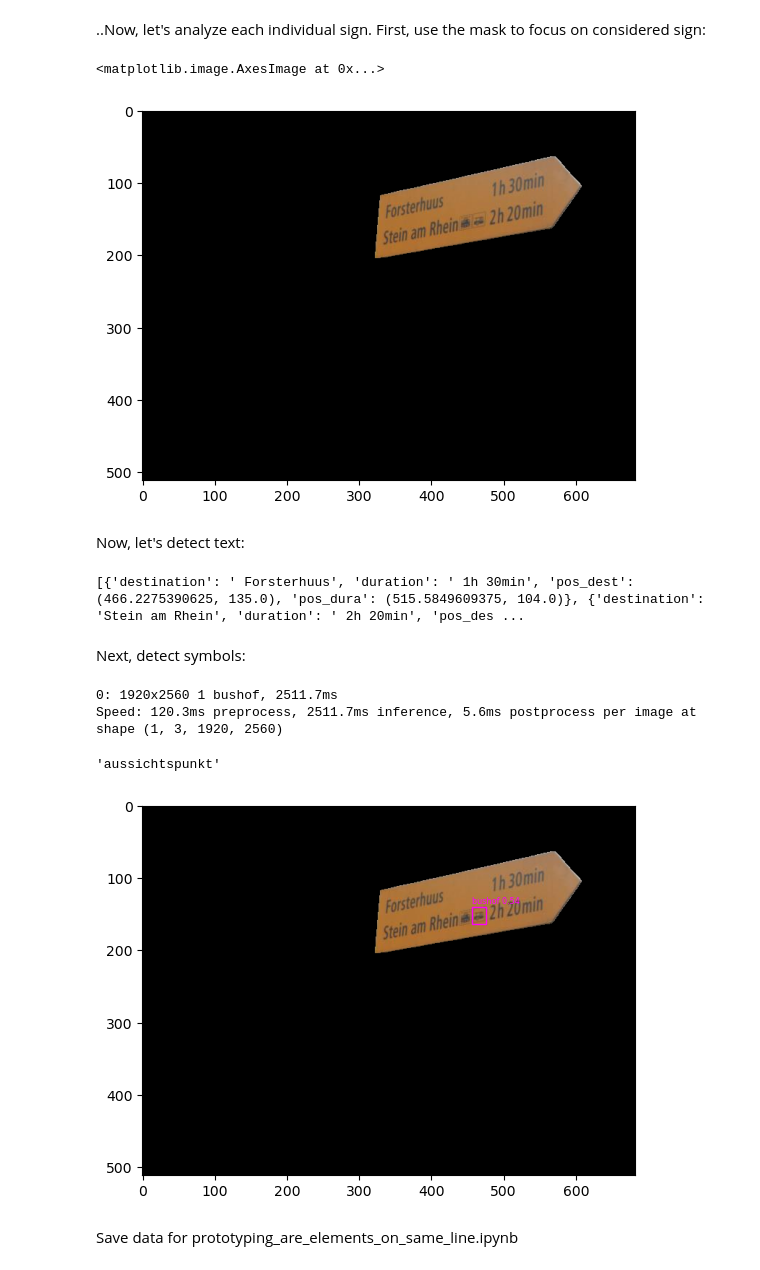
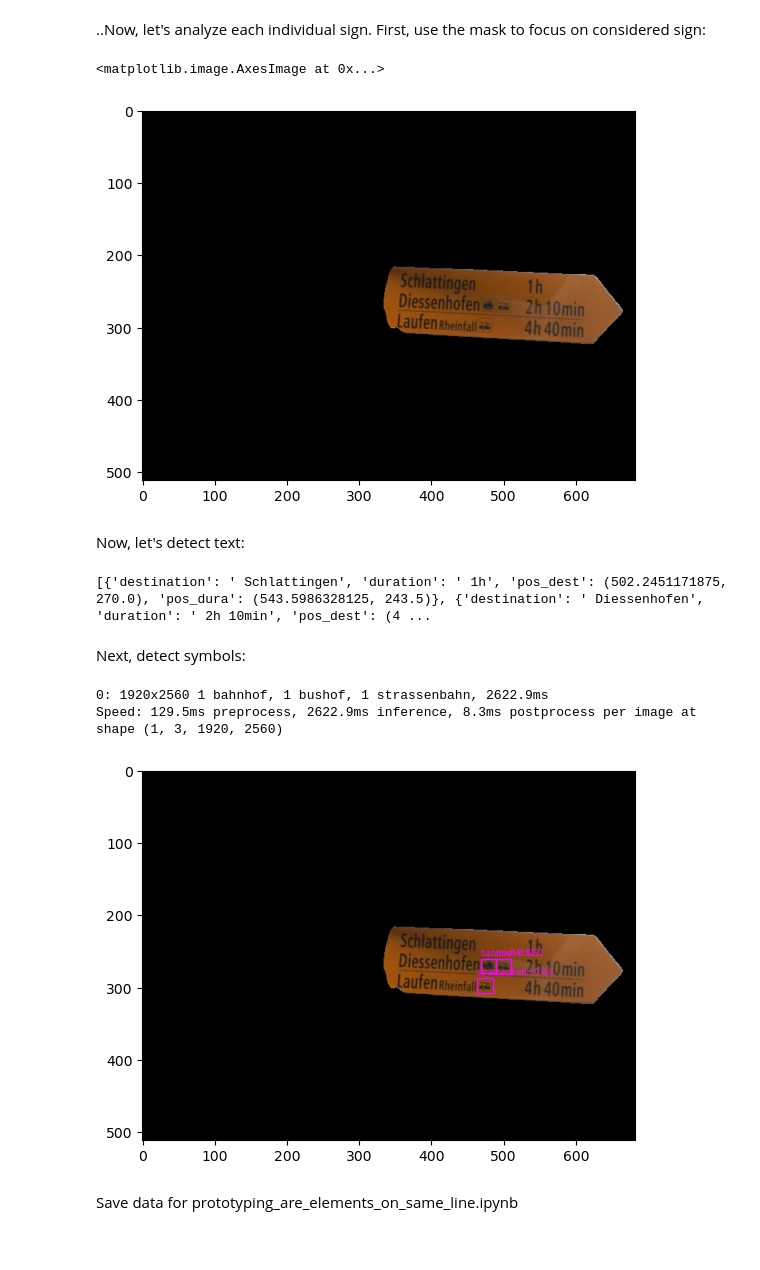
Before and after one commit to emoebel/usol-sign-reader, a Jupyter notebook: notebooks/prototyping_image_reader.ipynb, the cells around one changed output. Drawn from its saved outputs; the diff is of its cells as text; code cells hidden in the pictures.

```diff
--- a/notebooks/prototyping_image_reader.ipynb
+++ b/notebooks/prototyping_image_reader.ipynb
@@ -44,18 +44,18 @@ axes[1].imshow(masks)
 # %%
 idx_list_signs = np.unique(masks)[1:] # first element is '0' and stands for background -> ignore
 
-idx_signs = 1
+idx_signs = 3 # SELECT SIGN HERE
 mask_sign = masks==idx_signs
 
 img_np_focus = np.zeros(img_np.shape, dtype=np.uint8)
 for channel in range(3):
     img_np_focus[:,:,channel] = img_np[:,:,channel] * mask_sign
 
 fig, axes = plt.subplots(1,1)
 axes.imshow(img_np_focus)
 # %% [output]
 <matplotlib.image.AxesImage at 0x...>
-[figure, old version]
+[figure, new version]
 # %% [markdown]
 Now, let's detect text:
 # %%
@@ -63,18 +63,14 @@ img_pil_focus = Image.fromarray(img_np_focus, 'RGB')
 scontent = textreader(img_pil_focus)
 print(scontent)
 # %% [output]
-[{'destination': ' Forsterhuus', 'duration': ' 1h 30min', 'pos_dest': (466.2275390625, 135.0), 'pos_dura': (515.5849609375, 104.0)}, {'destination': 'Stein am Rhein', 'duration': ' 2h 20min', 'pos_des ...
+[{'destination': ' Schlattingen', 'duration': ' 1h', 'pos_dest': (502.2451171875, 270.0), 'pos_dura': (543.5986328125, 243.5)}, {'destination': ' Diessenhofen', 'duration': ' 2h 10min', 'pos_dest': (4 ...
 # %% [markdown]
 Next, detect symbols:
 # %%
 boxes, class_names = symbdetector(img_np_focus)
 # %% [output]
-0: 1920x2560 1 bushof, 2511.7ms
-Speed: 120.3ms preprocess, 2511.7ms inference, 5.6ms postprocess per image at shape (1, 3, 1920, 2560)
+0: 1920x2560 1 bahnhof, 1 bushof, 1 strassenbahn, 2622.9ms
+Speed: 129.5ms preprocess, 2622.9ms inference, 8.3ms postprocess per image at shape (1, 3, 1920, 2560)
-# %%
-class_names[0]
-# %% [output]
-'aussichtspunkt'
 # %%
 import matplotlib.patches as patches
 
@@ -99,7 +95,7 @@ for box in boxes:
         color='magenta',
         fontsize='xx-small')
 # %% [output]
-[figure, old version]
+[figure, new version]
 # %% [markdown]
 Save data for prototyping_are_elements_on_same_line.ipynb
 # %%
```
Also changed, not shown: parts of 3 cells of this notebook, 5 other files.
